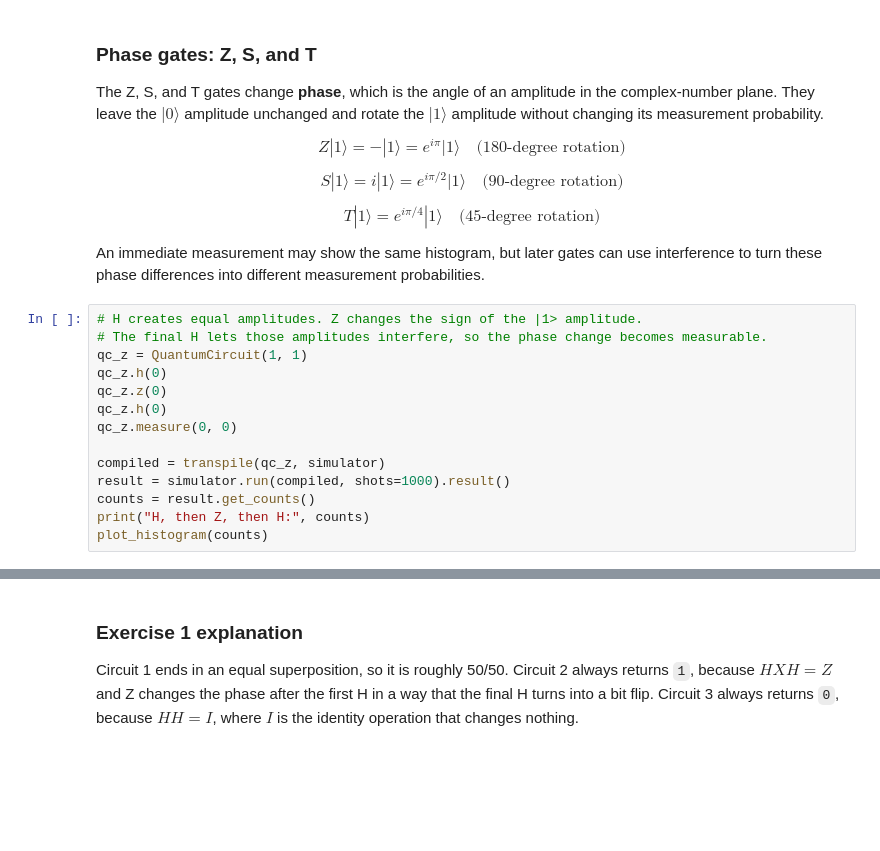
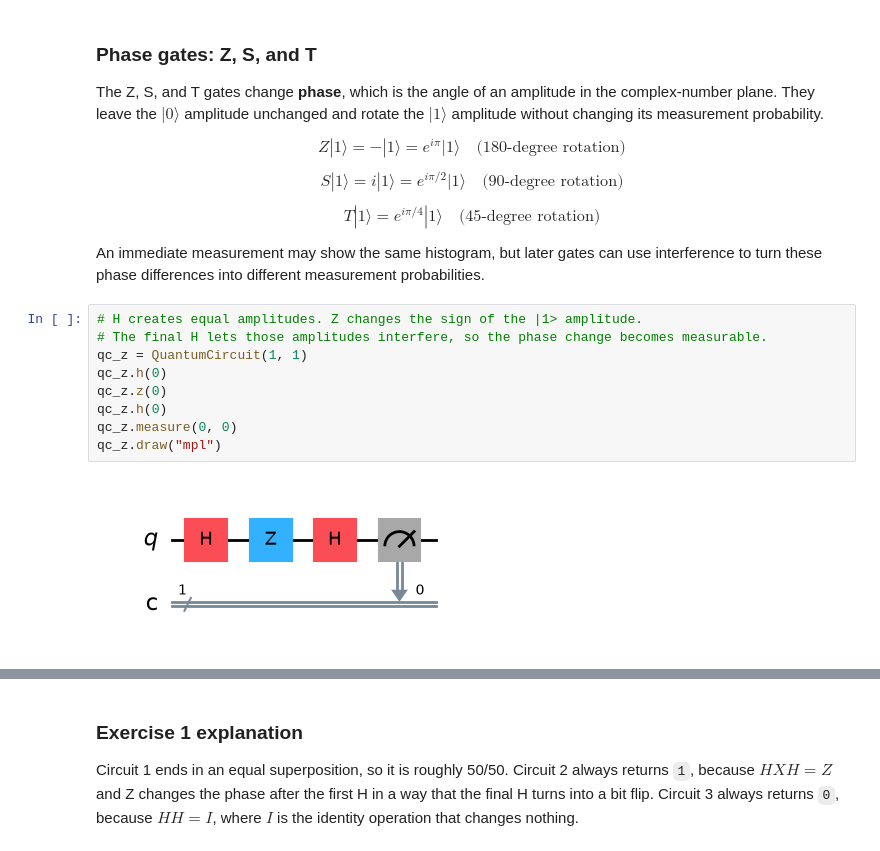
Before and after one commit to aanxnd/zero-to-shor, a Jupyter notebook: intro_to_quantum_with_qiskit_beginner_edition (1).ipynb, the cells around one changed output, grey strips where cells are left out. Saved outputs shown, nothing was run; the diff lists cells and outputs as text; blank space fills up the shorter version.

```diff
--- a/intro_to_quantum_with_qiskit_beginner_edition (1).ipynb
+++ b/intro_to_quantum_with_qiskit_beginner_edition (1).ipynb
@@ -158,14 +203,11 @@ An immediate measurement may show the same histogram, but later gates can use in
 # %%
 # H creates equal amplitudes. Z changes the sign of the |1> amplitude.
 # The final H lets those amplitudes interfere, so the phase change becomes measurable.
 qc_z = QuantumCircuit(1, 1)
 qc_z.h(0)
 qc_z.z(0)
 qc_z.h(0)
 qc_z.measure(0, 0)
-
-compiled = transpile(qc_z, simulator)
-result = simulator.run(compiled, shots=1000).result()
-counts = result.get_counts()
-print("H, then Z, then H:", counts)
-plot_histogram(counts)
+qc_z.draw("mpl")
+# %% [output]
+[figure, added]
```
Also changed, not shown: parts of 38 cells of this notebook.
